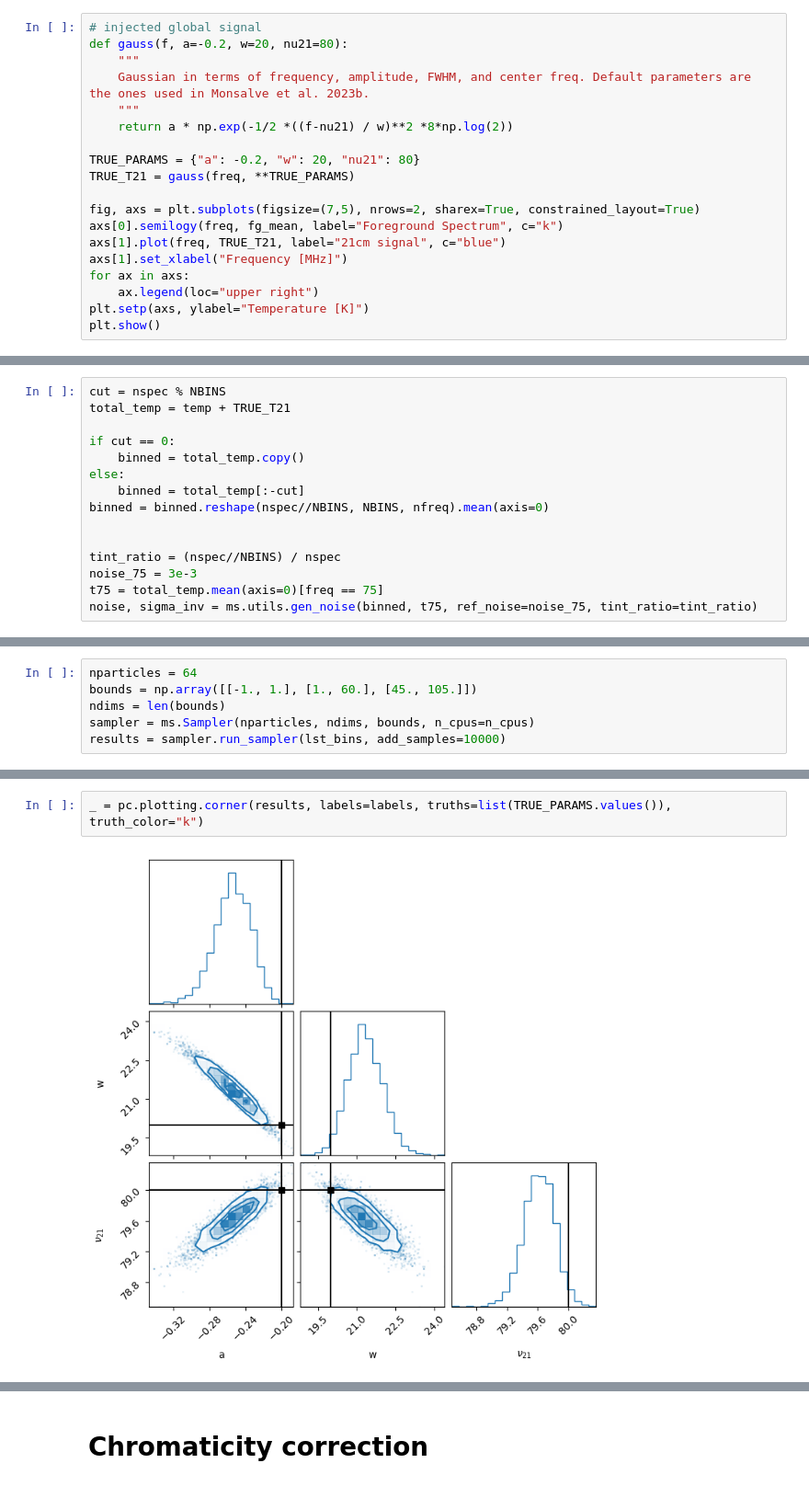
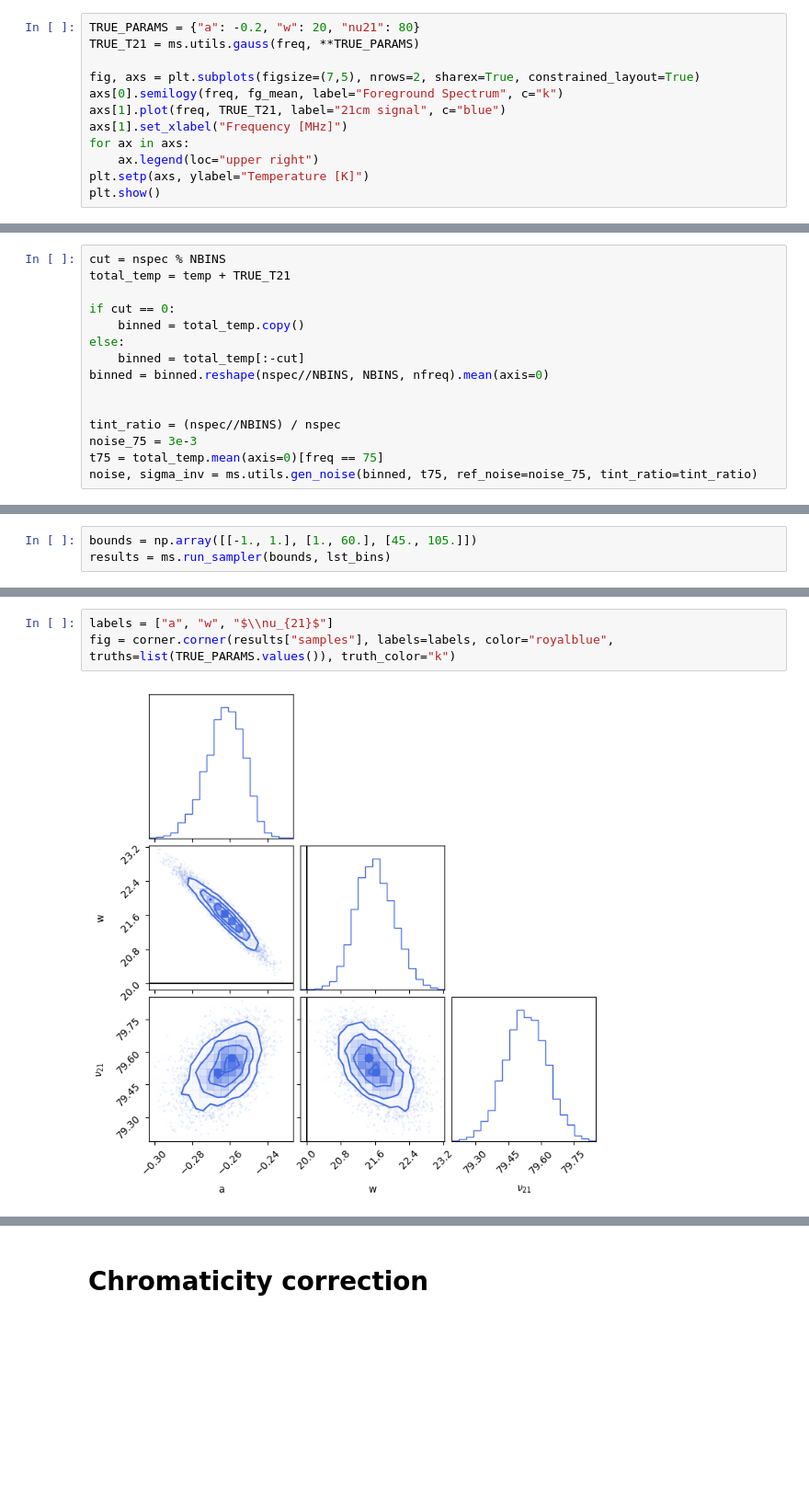
Before and after one commit to christianhbye/MIST-global-signal, a Jupyter notebook: notebooks/fitting-24hr.ipynb, the cells around one changed output, grey strips where cells are left out. Shown at 92% size. Saved outputs shown, nothing was run; the diff lists cells and outputs as text; blank space fills up the shorter version.

```diff
--- a/notebooks/fitting-24hr.ipynb
+++ b/notebooks/fitting-24hr.ipynb
@@ -38,15 +34,8 @@ plt.show()
 # %% [markdown]
 ### Global signal
 # %%
-# injected global signal
-def gauss(f, a=-0.2, w=20, nu21=80):
-    """
-    Gaussian in terms of frequency, amplitude, FWHM, and center freq. Default parameters are the ones used in Monsalve et al. 2023b.
-    """
-    return a * np.exp(-1/2 *((f-nu21) / w)**2 *8*np.log(2))
-
 TRUE_PARAMS = {"a": -0.2, "w": 20, "nu21": 80}
-TRUE_T21 = gauss(freq, **TRUE_PARAMS)
+TRUE_T21 = ms.utils.gauss(freq, **TRUE_PARAMS)
 
 fig, axs = plt.subplots(figsize=(7,5), nrows=2, sharex=True, constrained_layout=True)
 axs[0].semilogy(freq, fg_mean, label="Foreground Spectrum", c="k")
@@ -99,7 +88,4 @@ lst_bins = [ms.lstbin.LSTBin(freq, binned[i]+noise[i], np.diag(sigma_inv[i]), NF
 # %%
-nparticles = 64
 bounds = np.array([[-1., 1.], [1., 60.], [45., 105.]])
-ndims = len(bounds)
-sampler = ms.Sampler(nparticles, ndims, bounds, n_cpus=n_cpus)
-results = sampler.run_sampler(lst_bins, add_samples=10000)
+results = ms.run_sampler(bounds, lst_bins)
 # %% [output]
@@ -117,5 +93,6 @@ _ = pc.plotting.trace(results, labels=labels)
-# %%
-_ = pc.plotting.corner(results, labels=labels, truths=list(TRUE_PARAMS.values()), truth_color="k")
-# %% [output]
-[figure, removed]
+# %%
+labels = ["a", "w", "$\\nu_{21}$"]
+fig = corner.corner(results["samples"], labels=labels, color="royalblue", truths=list(TRUE_PARAMS.values()), truth_color="k")
+# %% [output]
+[figure, added]
 # %%
```
Also changed, not shown: parts of 18 cells of this notebook, 1 other file.
